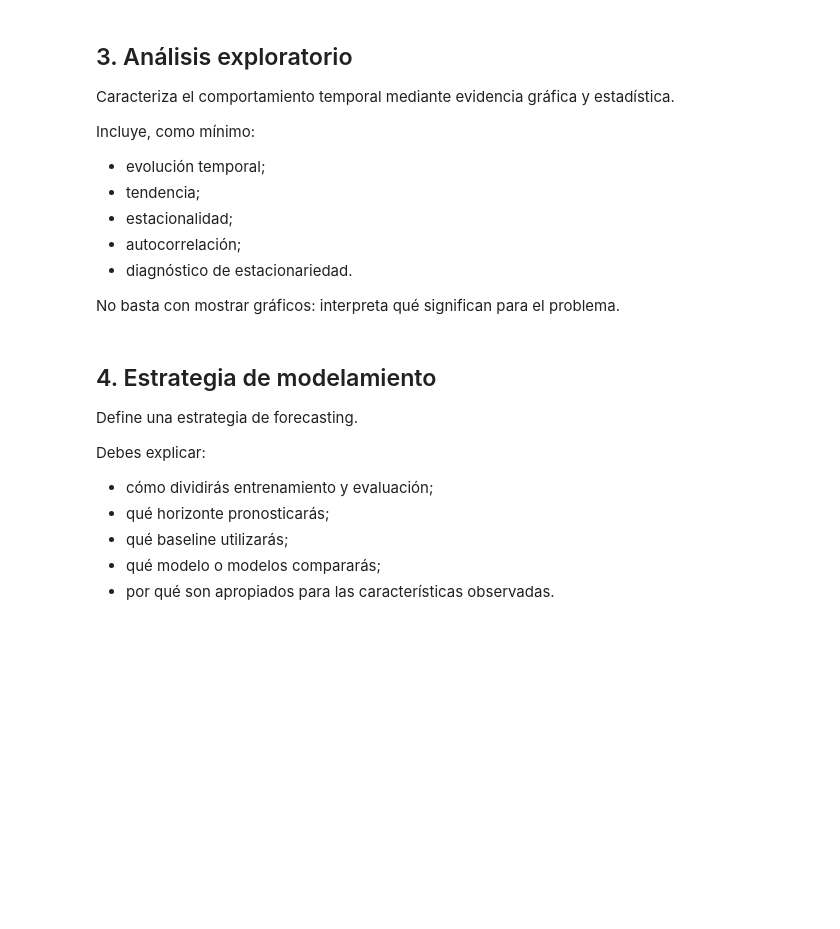
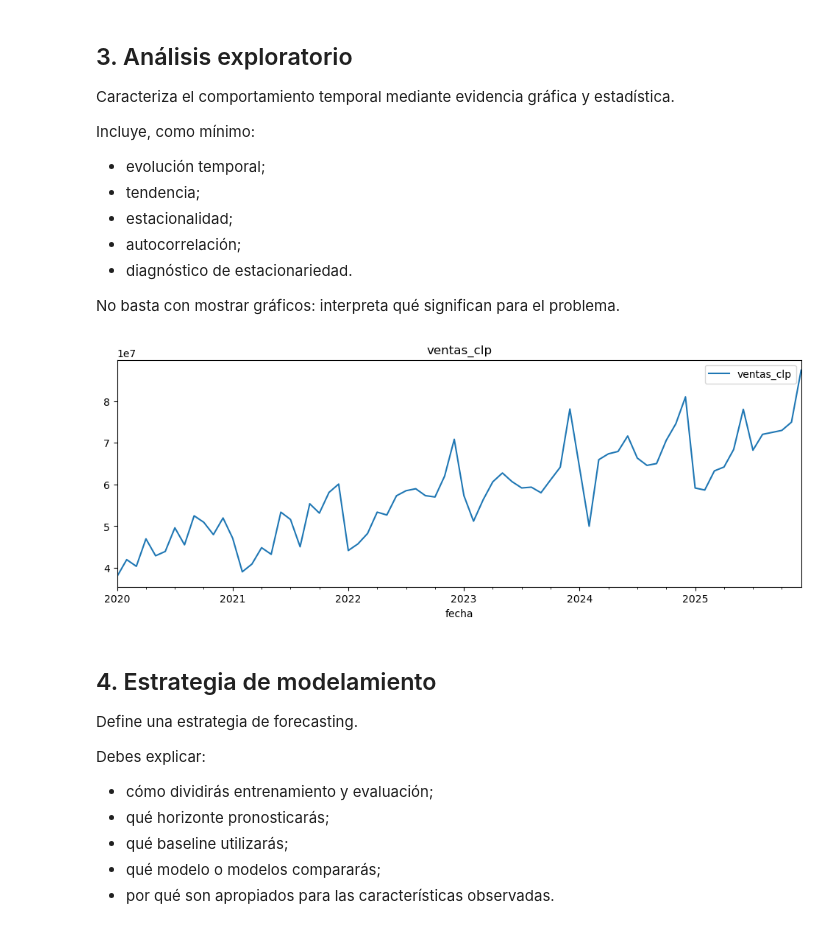
Before and after one commit to LUCHER4321/jupyter-time-series, a Jupyter notebook: Proyecto_Series_Temporales.ipynb, the cells around one changed output. Cells and saved outputs as stored; diff of their text form; code cells hidden in the pictures; blank space fills up the shorter version.

```diff
--- a/Proyecto_Series_Temporales.ipynb
+++ b/Proyecto_Series_Temporales.ipynb
@@ -49,2 +56,7 @@ df.head()
 # %%
 # Construye aquí la serie temporal final.
+timeSeries = pd.read_csv("month_sells_clean.csv").assign(
+    fecha = pd.to_datetime(pd.read_csv("month_sells_clean.csv")["fecha"])
+).set_index("fecha")
+
+timeSeries.head()
@@ -63,6 +83,12 @@ Incluye, como mínimo:
 No basta con mostrar gráficos: interpreta qué significan para el problema.
 # %%
 # Visualización principal
+fig, ax = plt.subplots(figsize = (12, 4))
+timeSeries.plot(y = "ventas_clp", ax = ax)
+plt.title("ventas_clp")
+plt.show()
+# %% [output]
+[figure, added]
 # %%
 # ACF y/o otros diagnósticos temporales
 # %% [markdown]
```
Also changed, not shown: parts of 2 cells of this notebook.
